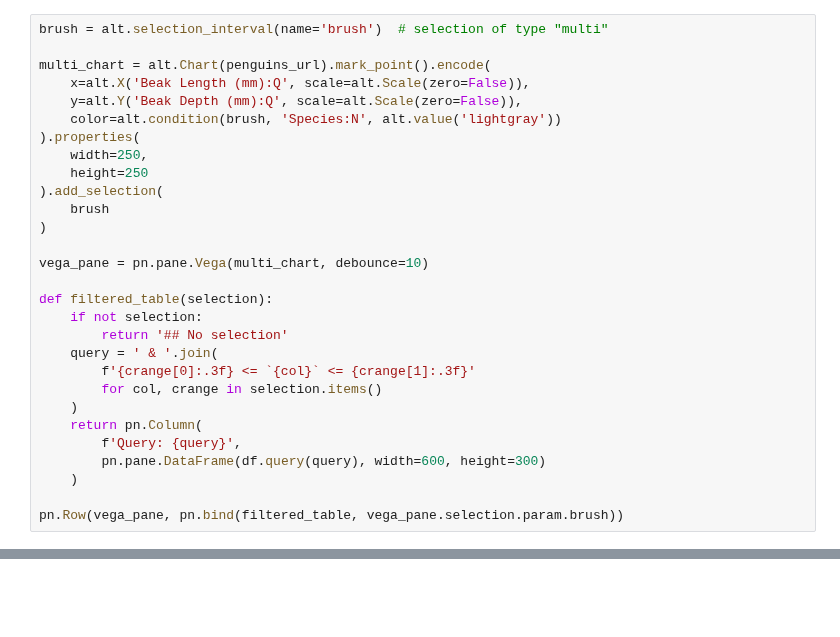
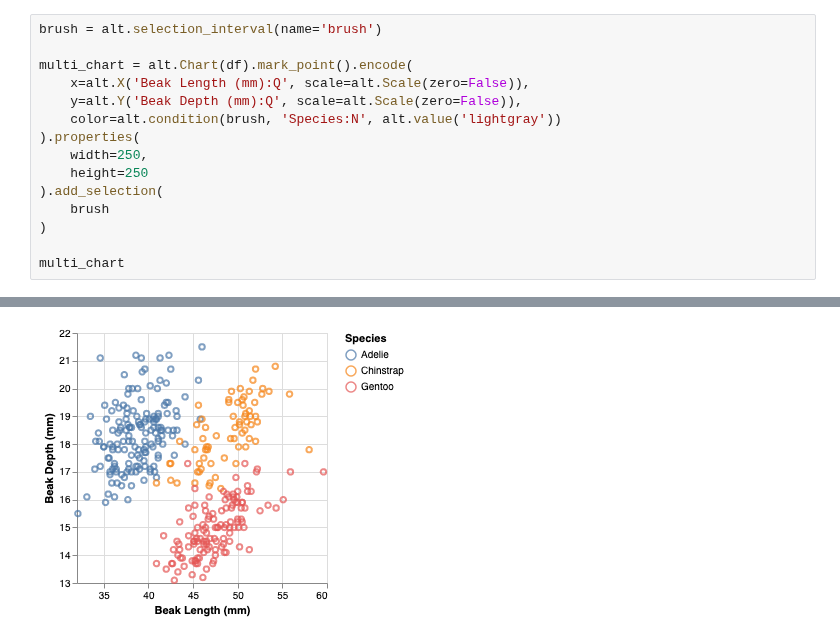
Before and after one commit to visdesignlab/persist, a Jupyter notebook: notebooks/basic_ext_test.ipynb, the cells around one changed output, grey strips where cells are left out. Cells and saved outputs as stored; diff of their text form; blank space fills up the shorter version.

Commit message:
adding filters

```diff
--- a/notebooks/basic_ext_test.ipynb
+++ b/notebooks/basic_ext_test.ipynb
@@ -21,7 +13,7 @@ df.head()
 # %%
-brush = alt.selection_interval(name='brush')  # selection of type "multi"
+brush = alt.selection_interval(name='brush')
 
-multi_chart = alt.Chart(penguins_url).mark_point().encode(
+multi_chart = alt.Chart(df).mark_point().encode(
     x=alt.X('Beak Length (mm):Q', scale=alt.Scale(zero=False)),
     y=alt.Y('Beak Depth (mm):Q', scale=alt.Scale(zero=False)),
     color=alt.condition(brush, 'Species:N', alt.value('lightgray'))
@@ -32,19 +24,5 @@ multi_chart = alt.Chart(penguins_url).mark_point().encode(
     brush
 )
 
-vega_pane = pn.pane.Vega(multi_chart, debounce=10)
-
-def filtered_table(selection):
-    if not selection:
-        return '## No selection'
-    query = ' & '.join(
-        f'{crange[0]:.3f} <= `{col}` <= {crange[1]:.3f}'
-        for col, crange in selection.items()
-    )
-    return pn.Column(
-        f'Query: {query}',
-        pn.pane.DataFrame(df.query(query), width=600, height=300)
-    )
-
-pn.Row(vega_pane, pn.bind(filtered_table, vega_pane.selection.param.brush))
+multi_chart
 # %% [output]
@@ -51,0 +29 @@ pn.Row(vega_pane, pn.bind(filtered_table, vega_pane.selection.param.brush))
+[figure, added]
```
Also changed, not shown: parts of 3 cells of this notebook, 41 other files.
